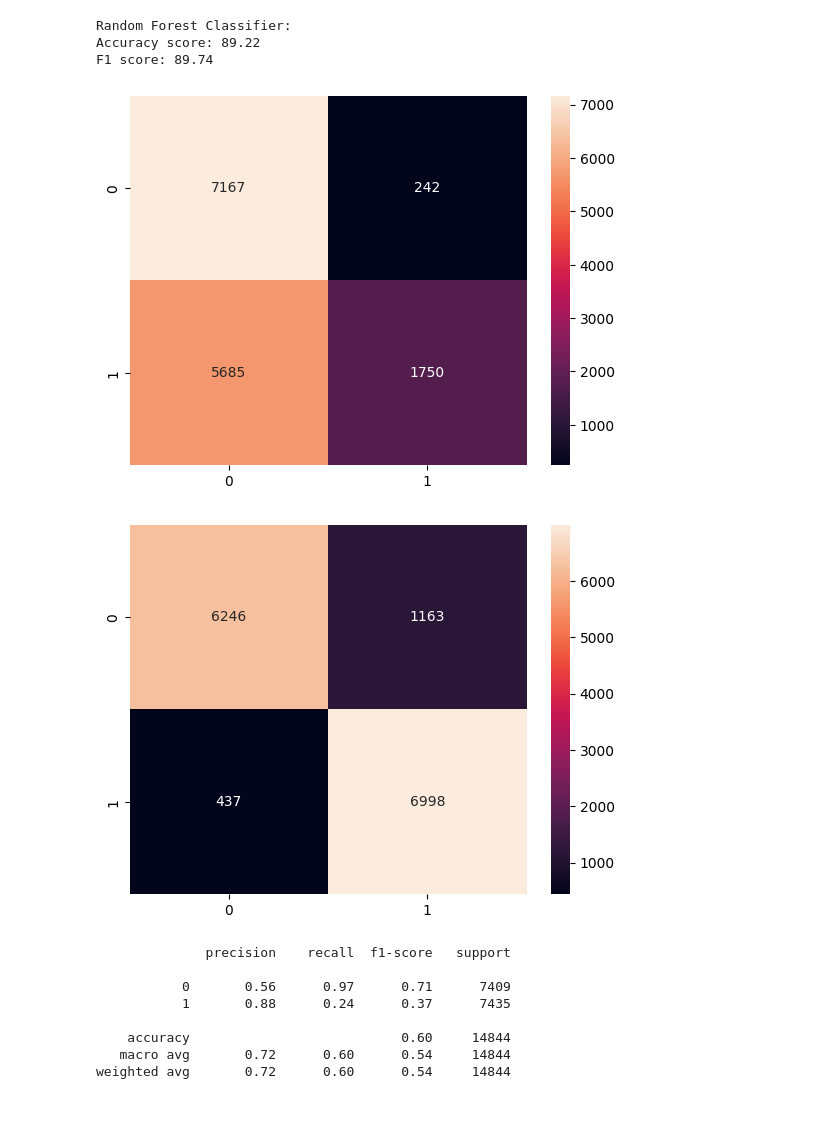
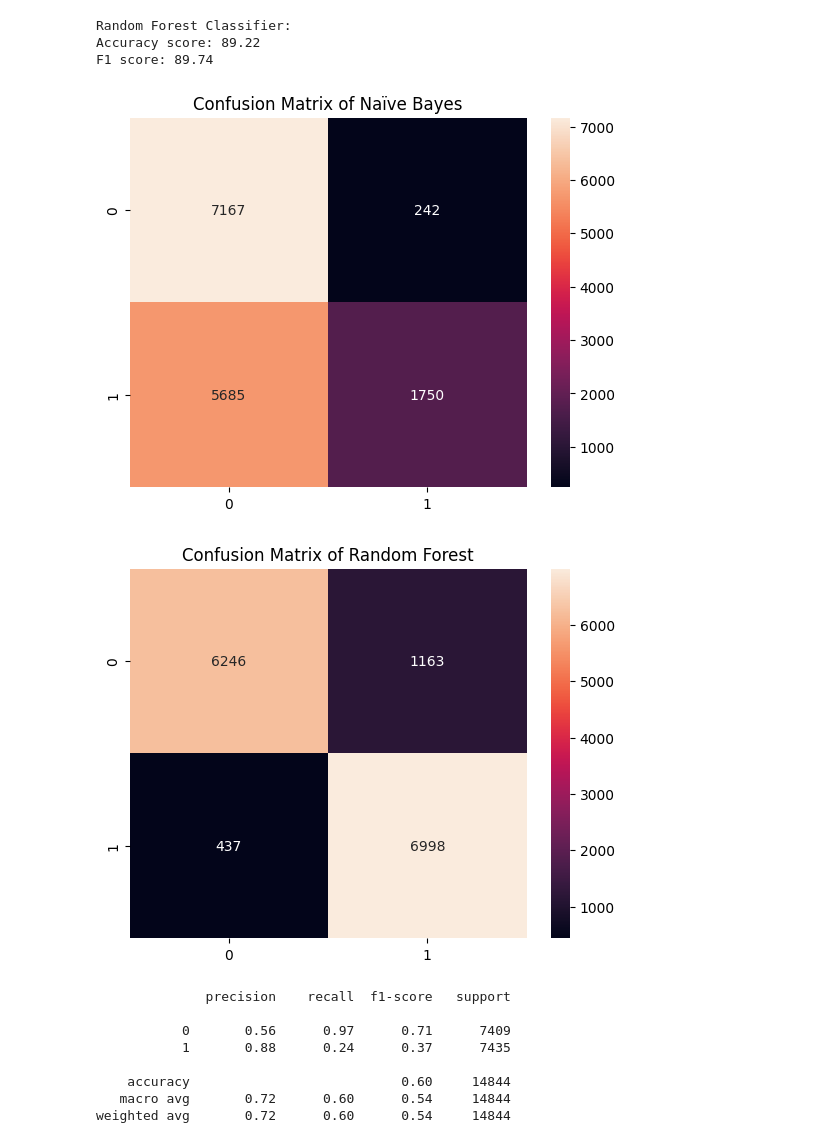
Before and after one commit to Exper626/Census-Income-ML, a Jupyter notebook: Census_Income_Unknown_replacement.ipynb, the cells around one changed output. Drawn from its saved outputs; the diff is of its cells as text; code cells hidden in the pictures; blank space fills up the shorter version.

```diff
--- a/Census_Income_Unknown_replacement.ipynb
+++ b/Census_Income_Unknown_replacement.ipynb
@@ -562,17 +562,19 @@ from sklearn.metrics import classification_report
 # %%
 cm = confusion_matrix(y_test, y_pred_nb)
 plt.style.use('default')
 sns.heatmap(cm, annot=True, fmt='d', cmap='rocket')
+plt.title('Confusion Matrix of Naïve Bayes')
 plt.show()
 # %% [output]
-[figure, old version]
+[figure, new version]
 # %%
 cm = confusion_matrix(y_test, y_pred_ran_for)
 plt.style.use('default')
 sns.heatmap(cm, annot=True, fmt='d', cmap='rocket')
+plt.title('Confusion Matrix of Random Forest')
 plt.show()
 # %% [output]
-[figure, old version]
+[figure, new version]
 # %%
 print(classification_report(y_test, y_pred_nb))
 # %% [output]
```
Also changed, not shown: parts of 1 cell of this notebook.
